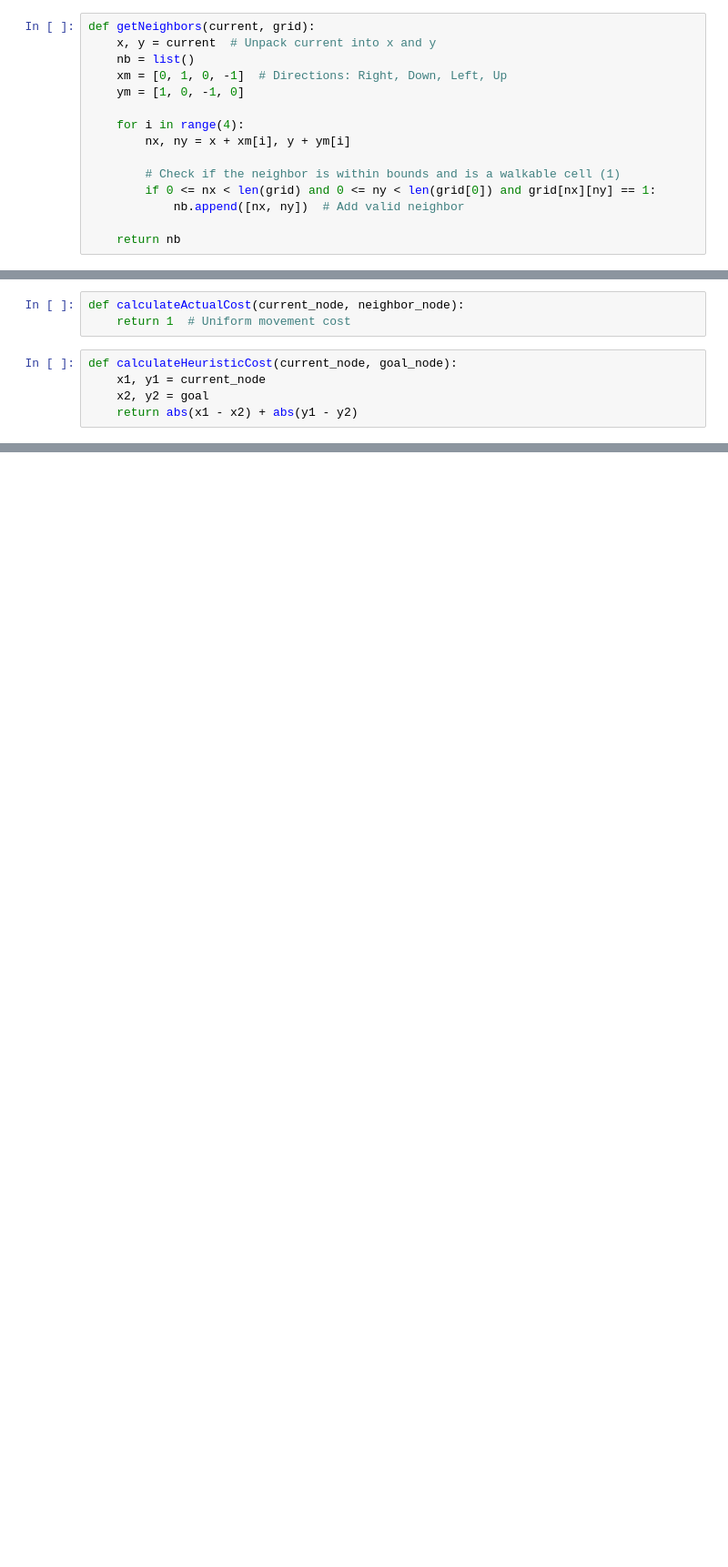
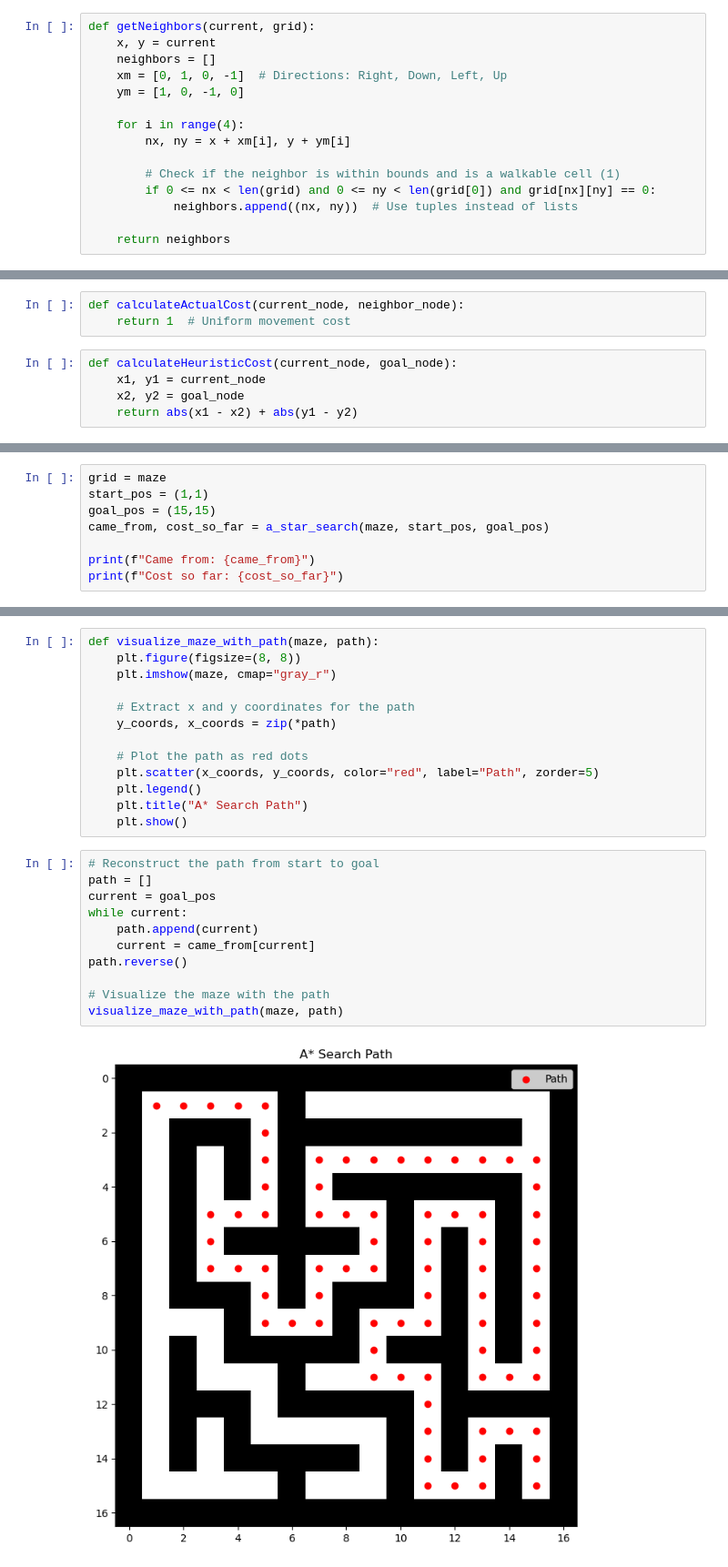
Before and after one commit to AvidStacker/Lab_4_Implementing_A-star, a Jupyter notebook: Maze_A-star.ipynb, the cells around one changed output, grey strips where cells are left out. Shown: that part at 91% size. Drawn from its saved outputs; the diff is of its cells as text; blank space fills up the shorter version.

Commit message:
Added a visualization of the steps taken

```diff
--- a/Maze_A-star.ipynb
+++ b/Maze_A-star.ipynb
@@ -56,8 +74,8 @@ maze[15][15] ## Should always output 0 otherwise maze is unsolvable
 0
 # %%
 def getNeighbors(current, grid):
-    x, y = current  # Unpack current into x and y
-    nb = list()
+    x, y = current
+    neighbors = []
     xm = [0, 1, 0, -1]  # Directions: Right, Down, Left, Up
     ym = [1, 0, -1, 0]
 
@@ -65,7 +83,7 @@ def getNeighbors(current, grid):
         nx, ny = x + xm[i], y + ym[i]
 
         # Check if the neighbor is within bounds and is a walkable cell (1)
-        if 0 <= nx < len(grid) and 0 <= ny < len(grid[0]) and grid[nx][ny] == 1:
-            nb.append([nx, ny])  # Add valid neighbor
+        if 0 <= nx < len(grid) and 0 <= ny < len(grid[0]) and grid[nx][ny] == 0:
+            neighbors.append((nx, ny))  # Use tuples instead of lists
 
-    return nb
+    return neighbors
@@ -77,7 +93,7 @@ def calculateActualCost(current_node, neighbor_node):
 # %%
 def calculateHeuristicCost(current_node, goal_node):
     x1, y1 = current_node
-    x2, y2 = goal
+    x2, y2 = goal_node
     return abs(x1 - x2) + abs(y1 - y2)
 # %%
 from queue import PriorityQueue
@@ -127,3 +139,11 @@ def a_star_search(grid, start_pos, goal_pos):
                 came_from[next] = current  # Track the path
 
     return came_from, cost_so_far
+# %%
+grid = maze
+start_pos = (1,1)
+goal_pos = (15,15)
+came_from, cost_so_far = a_star_search(maze, start_pos, goal_pos)
+
+print(f"Came from: {came_from}")
+print(f"Cost so far: {cost_so_far}")
@@ -129,0 +153,26 @@ def a_star_search(grid, start_pos, goal_pos):
+# %%
+def visualize_maze_with_path(maze, path):
+    plt.figure(figsize=(8, 8))
+    plt.imshow(maze, cmap="gray_r")
+
+    # Extract x and y coordinates for the path
+    y_coords, x_coords = zip(*path)
+
+    # Plot the path as red dots
+    plt.scatter(x_coords, y_coords, color="red", label="Path", zorder=5)
+    plt.legend()
+    plt.title("A* Search Path")
+    plt.show()
+# %%
+# Reconstruct the path from start to goal
+path = []
+current = goal_pos
+while current:
+    path.append(current)
+    current = came_from[current]
+path.reverse()
+
+# Visualize the maze with the path
+visualize_maze_with_path(maze, path)
+# %% [output]
+[figure, added]
```
Also changed, not shown: parts of 4 cells of this notebook.
